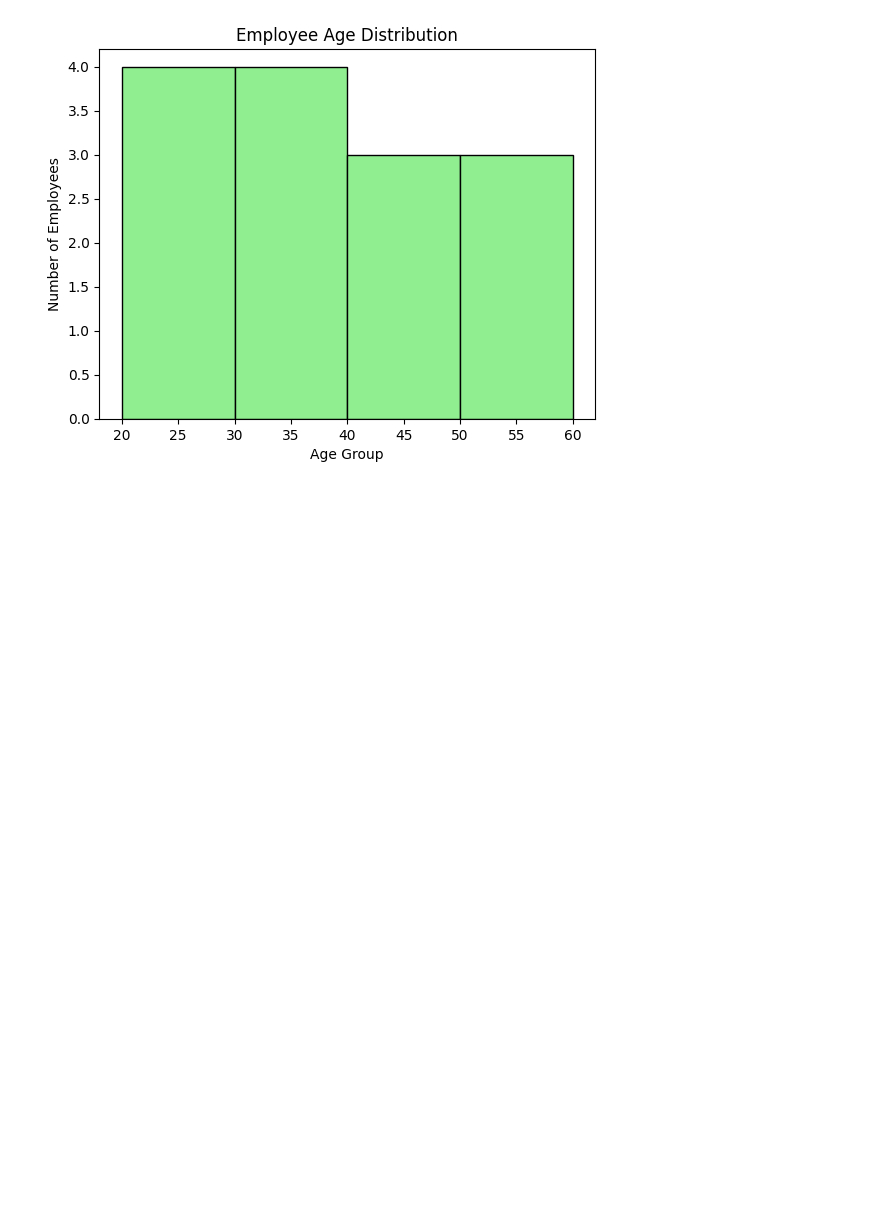
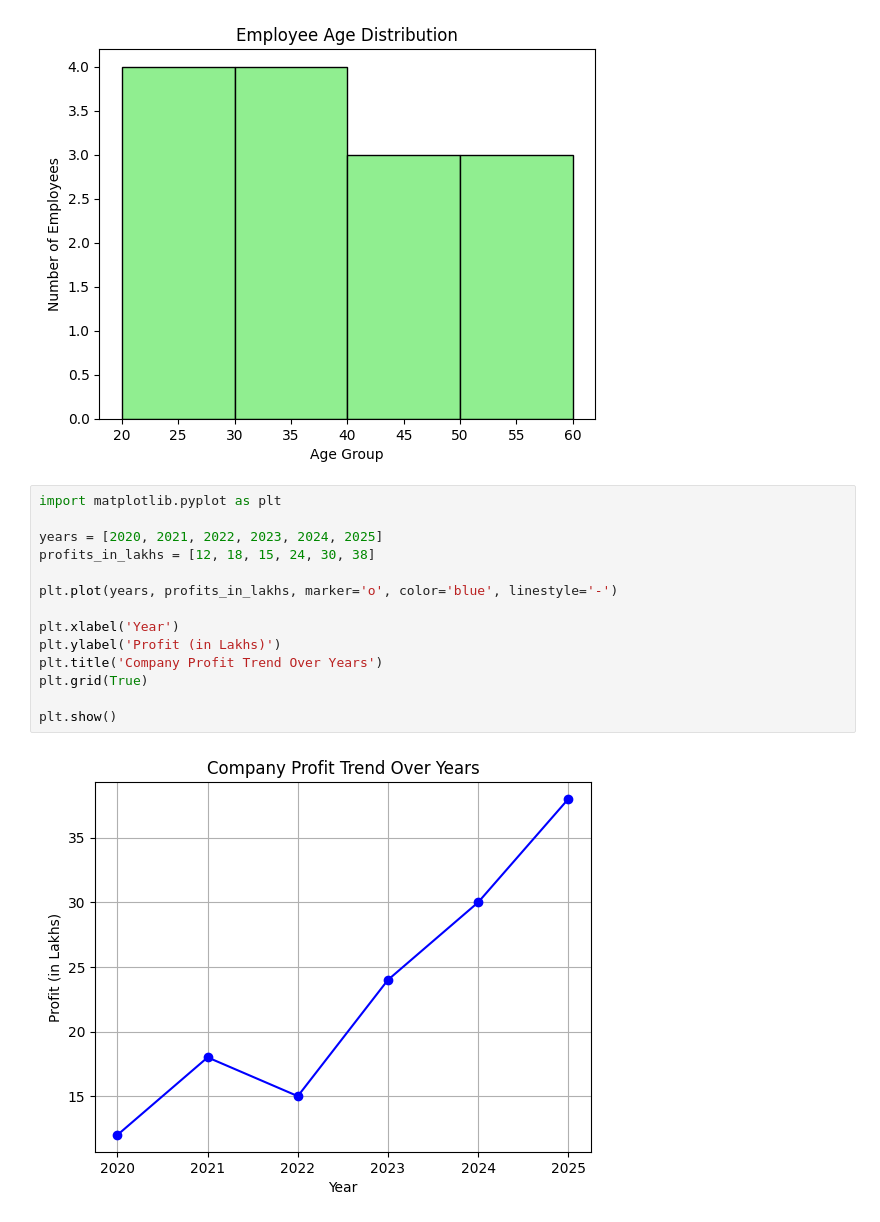
Before and after one commit to GOAT020406/demo, a Jupyter notebook: examples/gesture_recognizer/python/gesture_recognizer.ipynb, the cells around one changed output. Drawn from its saved outputs; the diff is of its cells as text; blank space fills up the shorter version.

```diff
--- a/examples/gesture_recognizer/python/gesture_recognizer.ipynb
+++ b/examples/gesture_recognizer/python/gesture_recognizer.ipynb
@@ -244,3 +244,19 @@ plt.title('Employee Age Distribution')
 plt.show()
 # %% [output]
 [figure]
+# %%
+import matplotlib.pyplot as plt
+
+years = [2020, 2021, 2022, 2023, 2024, 2025]
+profits_in_lakhs = [12, 18, 15, 24, 30, 38]
+
+plt.plot(years, profits_in_lakhs, marker='o', color='blue', linestyle='-')
+
+plt.xlabel('Year')
+plt.ylabel('Profit (in Lakhs)')
+plt.title('Company Profit Trend Over Years')
+plt.grid(True)
+
+plt.show()
+# %% [output]
+[figure, added]
```
